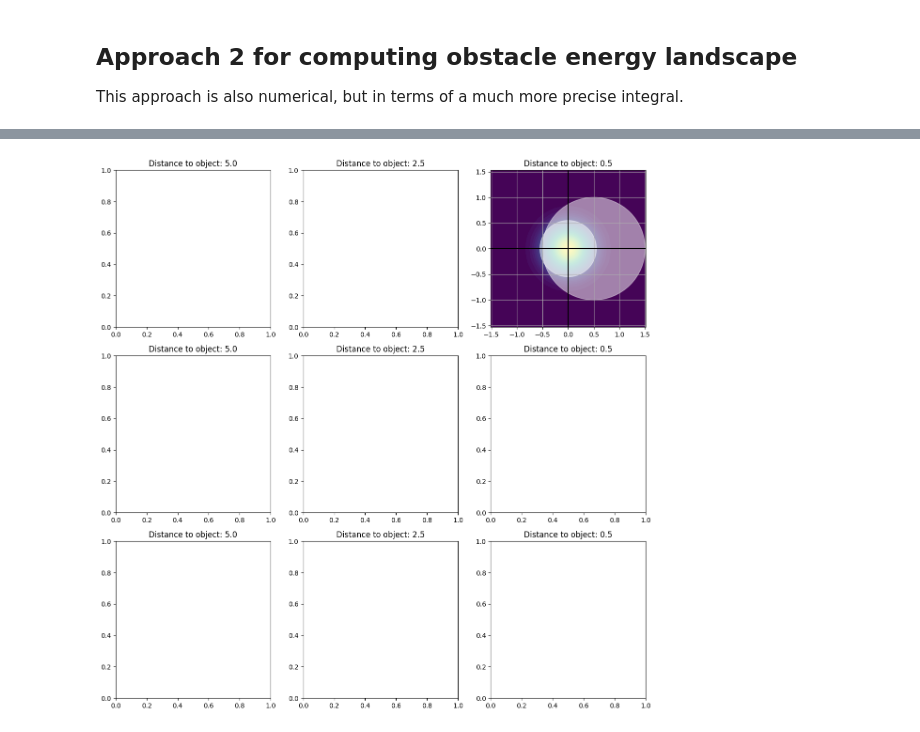
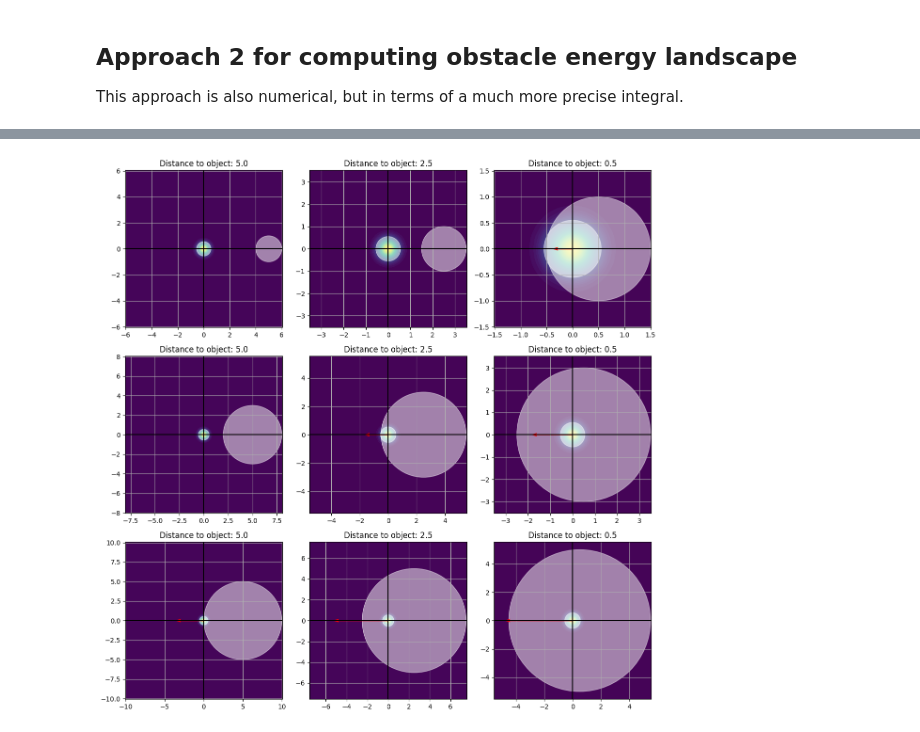
Before and after one commit to myfatemi04/constraint-guidance, a Jupyter notebook: analytical_version/kernels.ipynb, the cells around one changed output, grey strips where cells are left out. Saved outputs shown, nothing was run; the diff lists cells and outputs as text; code cells hidden in the pictures.

Commit message:
get agent-obstacle interactions working

```diff
--- a/analytical_version/kernels.ipynb
+++ b/analytical_version/kernels.ipynb
@@ -140,6 +85,73 @@ def compute_agent_obstacle_score(agent_x, agent_y, obs_x, obs_y, obs_rad, sigma)
 # %%
+import time
 import matplotlib.patches as patches
 import matplotlib.pyplot as plt
+import numpy as np
+
+
+def compute_agent_obstacle_score(agent_x, agent_y, obs_x, obs_y, obs_rad, sigma):
+    d_a_o = np.sqrt((agent_x - obs_x) ** 2 + (agent_y - obs_y) ** 2)
+    R = np.array(
+        [
+            [obs_x - agent_x, agent_y - obs_y],
+            [obs_y - agent_y, obs_x - agent_x],
+        ]
+    )
+    R = R / d_a_o
+
+    # Compute numerator.
+    r1 = min(abs(d_a_o - obs_rad), abs(d_a_o + obs_rad))
+    r2 = max(abs(d_a_o - obs_rad), abs(d_a_o + obs_rad))
+    r_values = np.linspace(r1, r2, 10, endpoint=False)
+    dr = r_values[1] - r_values[0]
+    r_values = r_values + dr / 2
+
+    denominator_first_int = 1 - np.exp(-0.5 * (r1**2) / (sigma**2))
+    denominator_third_int = -np.exp(-0.5 * (r2**2) / (sigma**2))
+
+    if d_a_o < obs_rad:
+        denominator_first_int = 0
+
+    denominator = denominator_first_int + denominator_third_int
+    numerator = 0.0
+
+    for r in r_values:
+        intersection_eps_x = -(obs_rad**2 - r**2 - d_a_o**2) / (2 * d_a_o)
+        intersection_eps_y = np.sqrt(r**2 - intersection_eps_x**2)
+        numerator_integrand = (
+            r
+            * np.exp(-0.5 * (r**2) / (sigma**2))
+            * intersection_eps_y
+            / (2 * np.pi * sigma**2)
+        )
+        numerator += numerator_integrand * dr
+
+        Theta = np.arccos(intersection_eps_x / r)
+        # print(Theta)
+        # if np.isnan(numerator_integrand):
+        #     print(
+        #         numerator_integrand,
+        #         r,
+        #         Theta,
+        #         np.sin(Theta),
+        #         np.cos(Theta),
+        #         d_a_o,
+        #         obs_rad,
+        #     )
+
+        denominator += (
+            2
+            * r
+            * (np.exp(-0.5 * (r**2) / (sigma**2)) / (2 * np.pi * sigma**2))
+            * dr
+            * Theta
+        )
+
+    numerator = R[:, 0] * numerator
+    score = -1 / (2 * sigma**2) * numerator / denominator
+
+    return score
+
 
 plt.figure(figsize=(12, 12))
 
@@ -151,8 +163,8 @@ for obs_rad in [1, 3, 5]:
 
         plt.title(f"Distance to object: {c_x:.1f}")
 
-        if obs_rad != 1 or c_x != 0.5:
-            continue
+        # if obs_rad != 1 or c_x != 0.5:
+        #     continue
 
         R = obs_rad
 
@@ -173,15 +185,26 @@ for obs_rad in [1, 3, 5]:
         plt.gca().axvline(x=0, color="k")
         plt.gca().axhline(y=0, color="k")
         plt.grid()
-        plt.gca().add_patch(patches.Circle((c_x, 0), R, fill=True, color="white", alpha=0.5))
-        plt.gca().add_patch(patches.Circle((0, 0), 0.55, fill=True, color="white", alpha=0.5))
+        plt.gca().add_patch(
+            patches.Circle((c_x, 0), R, fill=True, color="white", alpha=0.5)
+        )
+        plt.gca().add_patch(
+            patches.Circle((0, 0), 0.55, fill=True, color="white", alpha=0.5)
+        )
 
+        t0 = time.time()
         displacement_direction = compute_agent_obstacle_score(0, 0, c_x, 0, R, sigma)
-
-        print(c_x, R, displacement_direction)
+        t1 = time.time()
+        print(t1-t0)
+        # print(c_x, R, displacement_direction)
 
         plt.quiver(
-            0, 0, displacement_direction[0], displacement_direction[1], color="red", scale=5
+            0,
+            0,
+            displacement_direction[0],
+            displacement_direction[1],
+            color="red",
+            scale=5,
         )
         plt.axis("equal")
 
@@ -198 +244 @@ nan 0.55
-[figure, old version]
+[figure, new version]
```
Also changed, not shown: parts of 2 cells of this notebook.
